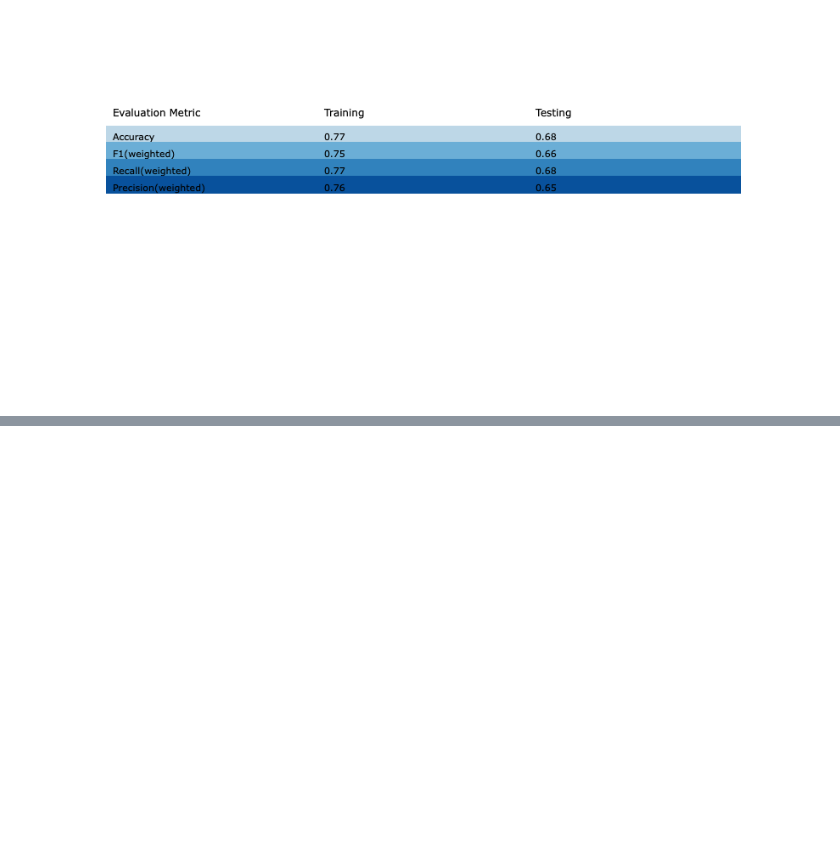
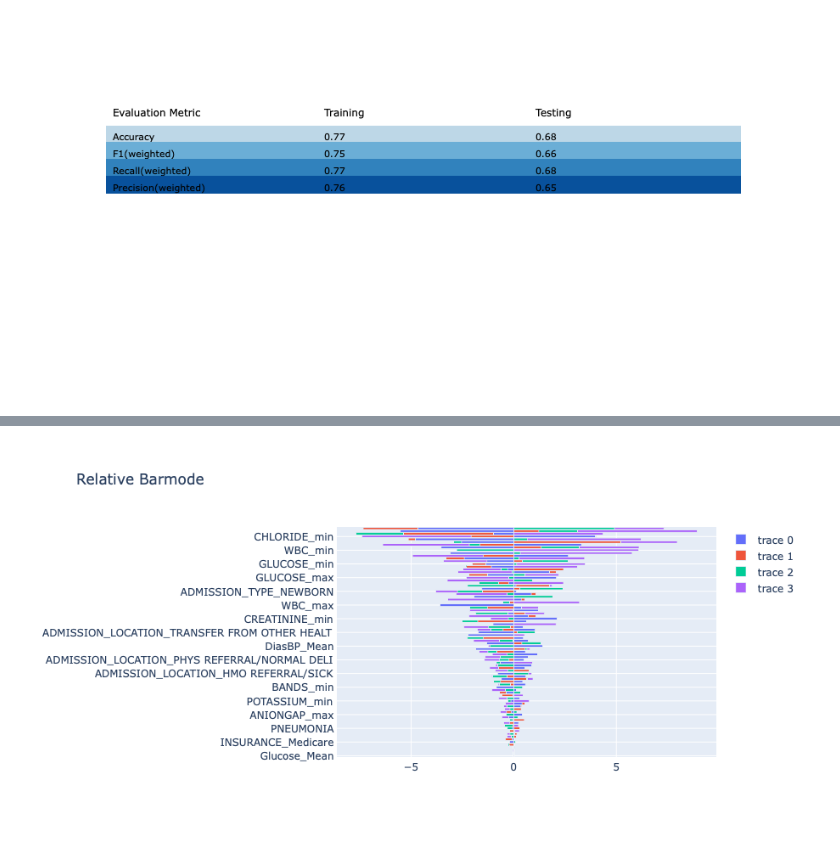
Before and after one commit to ZhiQiu976/MIMIC-Predictive-Modeling, a Jupyter notebook: Model Development/Models_overall.ipynb, the cells around one changed output, grey strips where cells are left out. Saved outputs shown, nothing was run; the diff lists cells and outputs as text; code cells hidden in the pictures; blank space fills up the shorter version.

```diff
--- a/Model Development/Models_overall.ipynb
+++ b/Model Development/Models_overall.ipynb
@@ -487,0 +610,26 @@ plot_df(df_fig, df_fig2)
+# %%
+def plot_multi(df, n):
+    '''
+    Function for plot feature importance for a single classifier.
+
+    df: input feature importance dataframe (dataframe)
+    n : number of features to display (float)
+    '''
+
+    df['sum_importance'] = abs(df.home)+abs(df.snf)+abs(df.others)+abs(df.dead)
+    df_new = df.sort_values(by = ['sum_importance'], ascending=False)[:n]
+    df_new_ = df_new.sort_values(by = ['sum_importance'])
+
+    fig = go.Figure()
+    fig.add_trace(go.Bar(y=[i for i in df_new_.features], x=[i for i in df_new_.home], orientation='h'))
+    fig.add_trace(go.Bar(y=[i for i in df_new_.features], x=[i for i in df_new_.snf], orientation='h'))
+    fig.add_trace(go.Bar(y=[i for i in df_new_.features], x=[i for i in df_new_.others], orientation='h'))
+    fig.add_trace(go.Bar(y=[i for i in df_new_.features], x=[i for i in df_new_.dead], orientation='h'))
+
+    fig.update_layout(barmode='relative', title_text='Relative Barmode')
+
+    return fig
+# %%
+plot_multi(df, 84)
+# %% [output]
+[figure, added]
```
Also changed, not shown: parts of 10 cells of this notebook, 3 other files.
